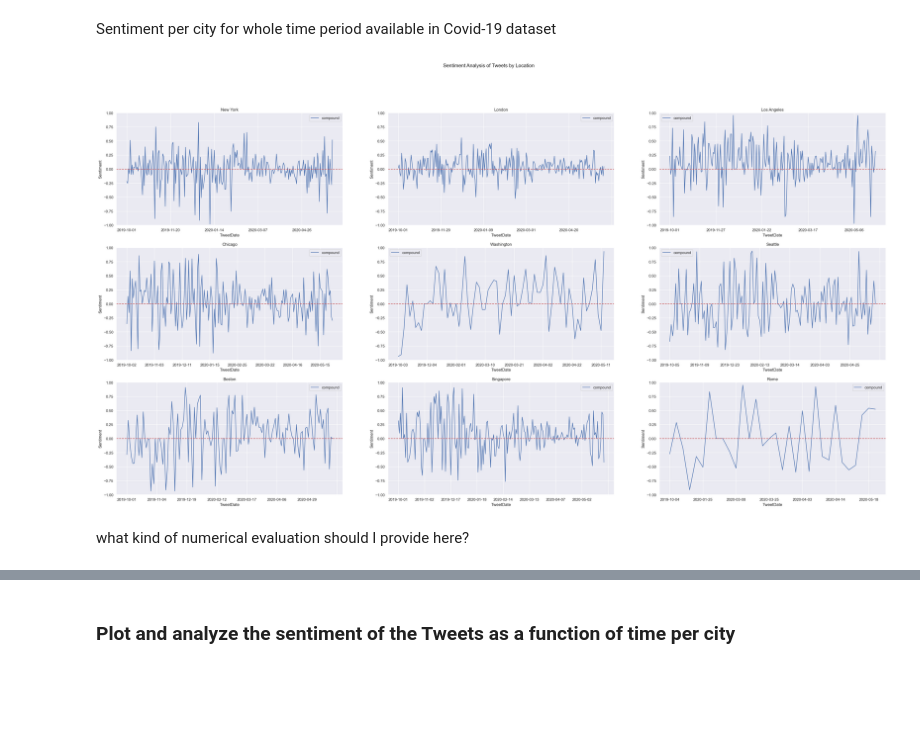
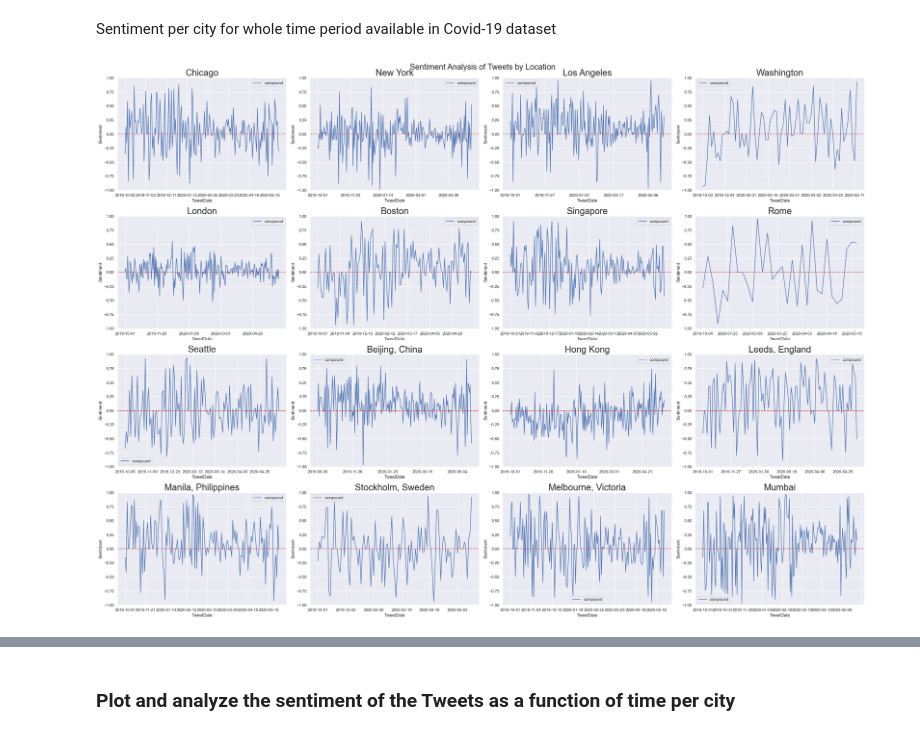
Before and after one commit to richdanis/ML4H, a Jupyter notebook: Project 2/Part_3.ipynb, the cells around one changed output, grey strips where cells are left out. Saved outputs shown, nothing was run; the diff lists cells and outputs as text; code cells hidden in the pictures; blank space fills up the shorter version.

```diff
--- a/Project 2/Part_3.ipynb
+++ b/Project 2/Part_3.ipynb
@@ -88,43 +76,33 @@ plt.show()
 # %% [output]
 [figure]
 # %%
-# load sentiment_df
-sentiment_df = pd.read_csv('./data/sentiment.csv')
-
 # group by user location and then by date and make mean of compound
 grouped = sentiment_df.groupby(['UserLocation', 'TweetDate']).mean()
 
-# get user locations of grouped Chicago, New York, Los Angeles, Washington, London, Boston, Singapore, Rome, Seattle
-locations = ['Chicago', 'New York', 'Los Angeles', 'Washington', 'London', 'Boston', 'Singapore', 'Rome', 'Seattle']
+# get user locations
+locations = ['Chicago', 'New York', 'Los Angeles', 'Washington', 'London', 'Boston', 'Singapore', 'Rome', 'Seattle','Beijing, China','Hong Kong', 'Leeds, England','Manila, Philippines','Stockholm, Sweden', 'Melbourne, Victoria','Mumbai']
 
 new_grouped_locations = grouped.loc[locations]
 # %% [markdown]
 Sentiment per city for whole time period available in Covid-19 dataset
 # %%
-# make each a sub plot of all sentiments for each location and set x axis to date
+# sub plot of all sentiments for each location and set x axis to date
 
-fig, axes = plt.subplots(nrows=3, ncols=3, figsize=(40, 20))
-fig.suptitle('Sentiment Analysis of Tweets by Location')
-new_grouped_locations.loc['New York'].plot(ax=axes[0,0], title='New York')
-new_grouped_locations.loc['London'].plot(ax=axes[0,1], title='London')
-new_grouped_locations.loc['Los Angeles'].plot(ax=axes[0,2], title='Los Angeles')
-new_grouped_locations.loc['Chicago'].plot(ax=axes[1,0], title='Chicago')
-new_grouped_locations.loc['Washington'].plot(ax=axes[1,1], title='Washington')
-new_grouped_locations.loc['Seattle'].plot(ax=axes[1,2], title='Seattle')
-new_grouped_locations.loc['Boston'].plot(ax=axes[2,0], title='Boston')
-new_grouped_locations.loc['Singapore'].plot(ax=axes[2,1], title='Singapore')
-new_grouped_locations.loc['Rome'].plot(ax=axes[2,2], title='Rome')
+fig, axes = plt.subplots(nrows=4, ncols=4, figsize=(30, 22))
+fig.suptitle('Sentiment Analysis of Tweets by Location', fontsize=22)
+for i in range(4):
+    for j in range(4):
+        new_grouped_locations.loc[locations[i*4+j]].plot(ax=axes[i,j], title=locations[i*4+j])
 
-# y axis is sentiment with range -1 to 1
+
+
+# y axis is sentiment with range -1 to 1 and red line is neutral sentiment
 for ax in axes.flat:
     ax.set(ylabel='Sentiment', ylim=(-1, 1))
+    ax.axhline(y=0, color='r', linestyle='--')
+    ax.title.set_size(25)
 
-# make red dotted line at 0
-for ax in axes.flat:
-    ax.axhline(y=0, color='r', linestyle='--')
-
+plt.tight_layout()
 plt.show()
 # %% [output]
-[figure, old version]
+[figure, new version]
-# %% [markdown]
-what kind of numerical evaluation should I provide here?
```
Also changed, not shown: parts of 20 cells of this notebook, 7 other files.
